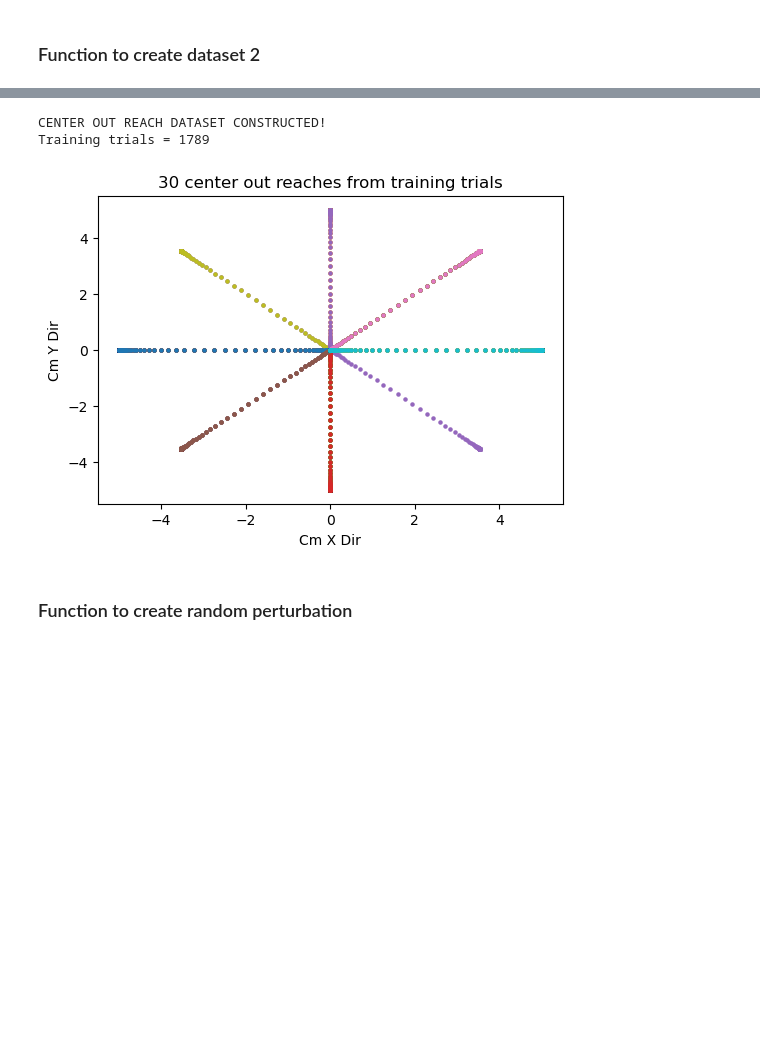
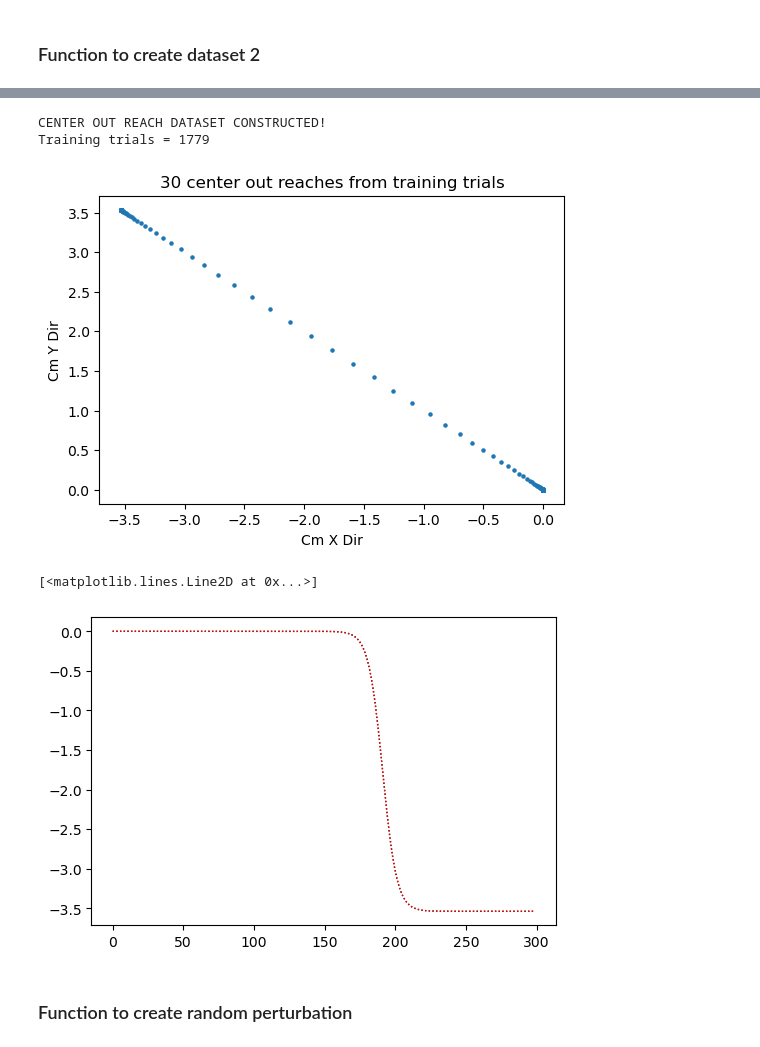
Before and after one commit to todorovdi/Feulner_feedback-driven-plasticity, a Jupyter notebook: dataset_test.ipynb, the cells around one changed output, grey strips where cells are left out. Cells and saved outputs as stored; diff of their text form; code cells hidden in the pictures; blank space fills up the shorter version.

```diff
--- a/dataset_test.ipynb
+++ b/dataset_test.ipynb
@@ -121,7 +121,7 @@ data_params = { 'ntrials': 2000,
 ### Function to prep data
 # %%
 def _prepare_data(start_point,end_point,go_on,vel,tsteps,input_dim,
-                  output_dim,dt,stim_range,go_to_peak,stim_on):
+                  output_dim,dt,stim_range,go_to_peak,stim_on,transition=1):
     """
     Prepare data for RNN training by generating target and stimulus arrays.
     Parameters:
@@ -174,7 +174,8 @@ def _prepare_data(start_point,end_point,go_on,vel,tsteps,input_dim,
         target[j,(go_on[j]+go_to_peak):,:2] = end_point[j]
         # for each trial, set first 2 columns from row (go_on[j]-go_to_peak) to (go_on[j]+go_to_peak) as the "formula"
         # this is the "trajectory" ??
-        target[j,(go_on[j]-go_to_peak):(go_on[j]+go_to_peak),:2] += \
+        if transition:
+            target[j,(go_on[j]-go_to_peak):(go_on[j]+go_to_peak),:2] += \
                 ytemp[:,None]*(end_point[j]-start_point[j])[None,:]
 
     # add target velocity
@@ -186,8 +187,8 @@ def _prepare_data(start_point,end_point,go_on,vel,tsteps,input_dim,
     #just copy pasting the "target" array into the last 4 columns of this array
     #careful about the ordering
 
-    stimulus[:,:,3:5] = target[:,:,2:]
-    stimulus[:,:,5:] = target[:,:,:2]
+    stimulus[:,:,3:5] = target[:,:,2:].copy()
+    stimulus[:,:,5:] = target[:,:,:2].copy()
     for j in range(ntrials):
         # first two columns are endpoints - start point. Filled after "stim_on" rows
         stimulus[j,stim_on:,:2] = end_point[j]-start_point[j] # visible endpoint position signal
@@ -196,3 +197,10 @@ def _prepare_data(start_point,end_point,go_on,vel,tsteps,input_dim,
         # so 34d column is filled with 6 from row 0 to row (go_on[j]-go_to_peak)
         stimulus[j,:(go_on[j]-go_to_peak),2] = stim_range # hold signal
     return target,stimulus # target shape is (ntrials, 300, 4), stimulus shape is (ntrials, 300, 7)
+# %%
+vel = 10
+def sig(x,beta):
+    return 1/(1+np.exp(-x*beta))
+xx = np.linspace(-1,1,100,endpoint=False)
+ytemp = sig(xx,vel)
+plt.plot(xx,ytemp)
@@ -268,8 +285,8 @@ for i in range(30):
     py = stim_1[:,6]
     plt.scatter(px,py, s=5, lw=1)
     plt.title("30 random reaches from training trials")
-    plt.xlabel("Cm Y Dir")
-    plt.ylabel("Cm X Dir")
+    plt.xlabel("Cm X Dir")
+    plt.ylabel("Cm Y Dir")
 plt.show()
 # %% [output]
 6
@@ -280,7 +297,7 @@ Training trails = 1796
 # %% [markdown]
 ### Function to create dataset 2
 # %%
-def create_data_velocity_centeroutreach(data):
+def create_data_velocity_centeroutreach(data,transition=1):
     # PARAMS #################################
     ntrials = data['ntrials']
     tsteps = data['tsteps']
@@ -305,7 +322,7 @@ def create_data_velocity_centeroutreach(data):
 
     target,stimulus = _prepare_data(start_point, end_point, go_on, vel, tsteps,
                                     input_dim,output_dim,dt,output_range,
-                                    go_to_peak,stim_on)
+                                    go_to_peak,stim_on,transition=transition)
 
     # create testset
     test_idx = np.random.rand(ntrials)<p_test
@@ -323,24 +345,36 @@ def create_data_velocity_centeroutreach(data):
 # %%
-x = create_data_velocity_centeroutreach(data_params)
+x = create_data_velocity_centeroutreach(data_params,transition=1)
 
 stim = x['stimulus']
 targ = x['target']
 
 print(f"Training trials = {len(x['stimulus'])}")
 
 plt.figure(figsize=(6,4))
-for i in range(30):
+for i in range(12,13):
     trial = np.random.randint(0,len(x['stimulus']))
     stim_1 = stim[trial]
     plt.scatter(stim_1[:,5],stim_1[:,6], s=5, lw=1)
     plt.title("30 center out reaches from training trials")
     plt.xlabel("Cm X Dir")
     plt.ylabel("Cm Y Dir")
 plt.show()
+
+#px,py = stim_1[:,5],stim_1[:,6]
+tpx,tpy = targ[i,:,0],targ[i,:,1]
+# plt.figure(figsize=(6,4))
+# plt.plot(px  ,lw=1, c= 'k')
+# plt.plot(py , lw=1, c='red')
+
+plt.figure(figsize=(6,4))
+plt.plot(tpx  ,lw=1, c= 'k',ls=':')
+plt.plot(tpy , lw=1, c='red',ls=':')
 # %% [output]
 CENTER OUT REACH DATASET CONSTRUCTED!
-Training trials = 1789
+Training trials = 1779
-[figure, old version]
+[figure, new version]
+[<matplotlib.lines.Line2D at 0x...>]
+[figure, added]
 # %% [markdown]
 ### Function to create random perturbation
 # %%
```
Also changed, not shown: parts of 5 cells of this notebook.
